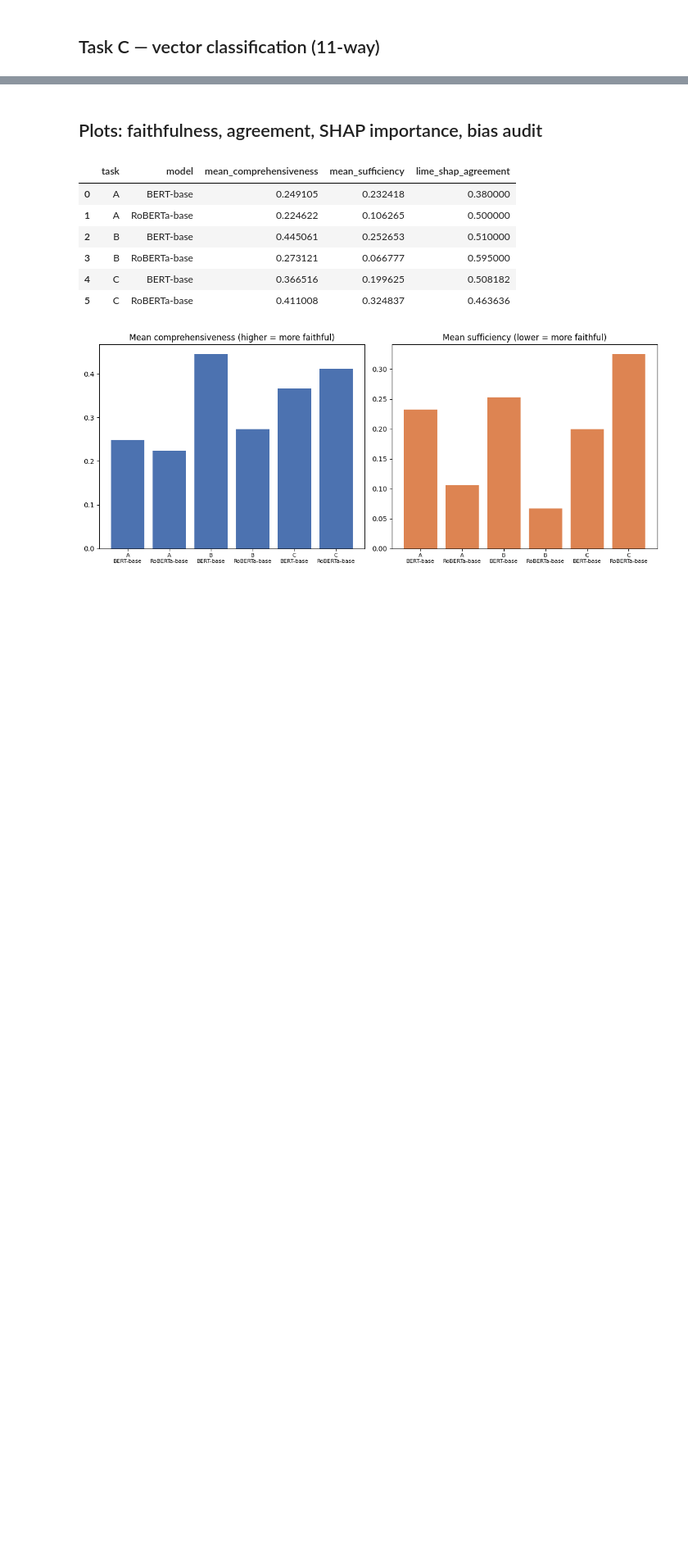
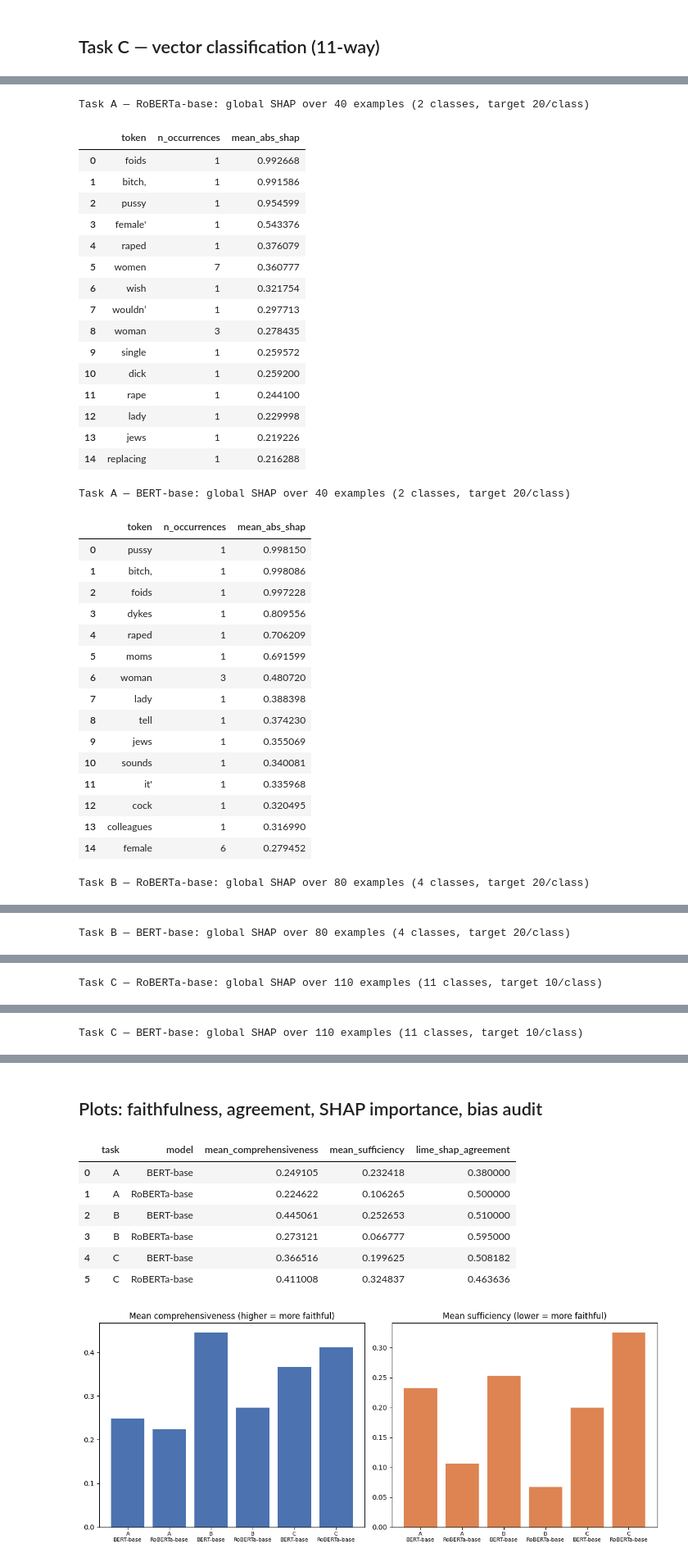
Before and after one commit to Mahekd/interpretable-nlp-sexism-detection, a Jupyter notebook: notebooks/03_explainability.ipynb, the cells around one changed output, grey strips where cells are left out. Shown at 82% size. Drawn from its saved outputs; the diff is of its cells as text; code cells hidden in the pictures; blank space fills up the shorter version.

```diff
--- a/notebooks/03_explainability.ipynb
+++ b/notebooks/03_explainability.ipynb
@@ -617,0 +653,47 @@ Mean LIME/SHAP top-5 token agreement: 0.5082
+# %%
+global_explanation_results = {}
+# Double the local per-class sample size for A/B; C keeps a smaller
+# per-class count since it already has 11 classes to cover.
+GLOBAL_N_PER_CLASS = {"A": 20, "B": 20, "C": 10}
+
+for task in ["A", "B", "C"]:
+    for model_name in ["roberta-base", "bert-base-uncased"]:
+        global_explanation_results[(task, model_name)] = compute_global_explanation(
+            task, model_name, n_per_class=GLOBAL_N_PER_CLASS[task]
+        )
+# %% [output]
+Task A — RoBERTa-base: global SHAP over 40 examples (2 classes, target 20/class)
+|  | token | n_occurrences | mean_abs_shap |
+| 0 | foids | 1 | 0.992668 |
+| 1 | bitch, | 1 | 0.991586 |
+| 2 | pussy | 1 | 0.954599 |
+| 3 | female' | 1 | 0.543376 |
+| 4 | raped | 1 | 0.376079 |
+| 5 | women | 7 | 0.360777 |
+| 6 | wish | 1 | 0.321754 |
+| 7 | wouldn’ | 1 | 0.297713 |
+| 8 | woman | 3 | 0.278435 |
+| 9 | single | 1 | 0.259572 |
+| 10 | dick | 1 | 0.259200 |
+| 11 | rape | 1 | 0.244100 |
+| 12 | lady | 1 | 0.229998 |
+| 13 | jews | 1 | 0.219226 |
+| 14 | replacing | 1 | 0.216288 |
+Task A — BERT-base: global SHAP over 40 examples (2 classes, target 20/class)
+|  | token | n_occurrences | mean_abs_shap |
+| 0 | pussy | 1 | 0.998150 |
+| 1 | bitch, | 1 | 0.998086 |
+| 2 | foids | 1 | 0.997228 |
+| 3 | dykes | 1 | 0.809556 |
+| 4 | raped | 1 | 0.706209 |
+| 5 | moms | 1 | 0.691599 |
+| 6 | woman | 3 | 0.480720 |
+| 7 | lady | 1 | 0.388398 |
+| 8 | tell | 1 | 0.374230 |
+| 9 | jews | 1 | 0.355069 |
+| 10 | sounds | 1 | 0.340081 |
+| 11 | it' | 1 | 0.335968 |
+| 12 | cock | 1 | 0.320495 |
+| 13 | colleagues | 1 | 0.316990 |
+| 14 | female | 6 | 0.279452 |
+Task B — RoBERTa-base: global SHAP over 80 examples (4 classes, target 20/class)
@@ -617,0 +716 @@ Mean LIME/SHAP top-5 token agreement: 0.5082
+Task B — BERT-base: global SHAP over 80 examples (4 classes, target 20/class)
@@ -617,0 +733 @@ Mean LIME/SHAP top-5 token agreement: 0.5082
+Task C — RoBERTa-base: global SHAP over 110 examples (11 classes, target 10/class)
@@ -617,0 +750 @@ Mean LIME/SHAP top-5 token agreement: 0.5082
+Task C — BERT-base: global SHAP over 110 examples (11 classes, target 10/class)
```
Also changed, not shown: parts of 15 cells of this notebook.
